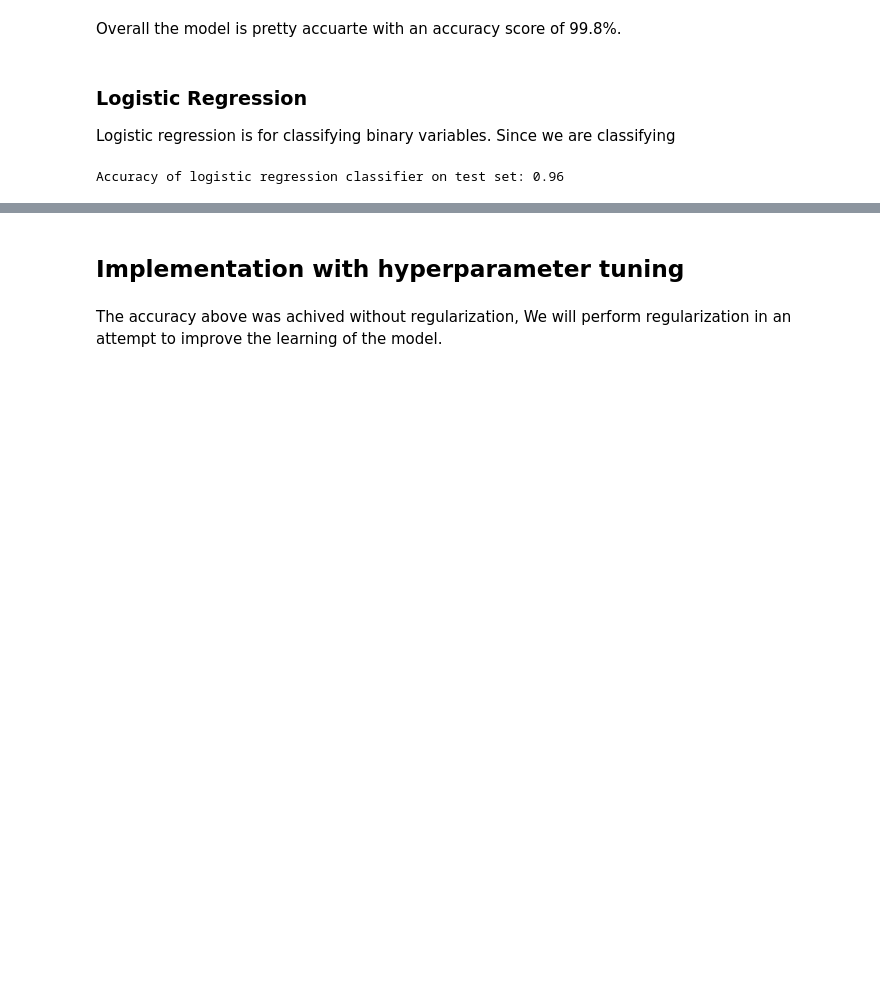
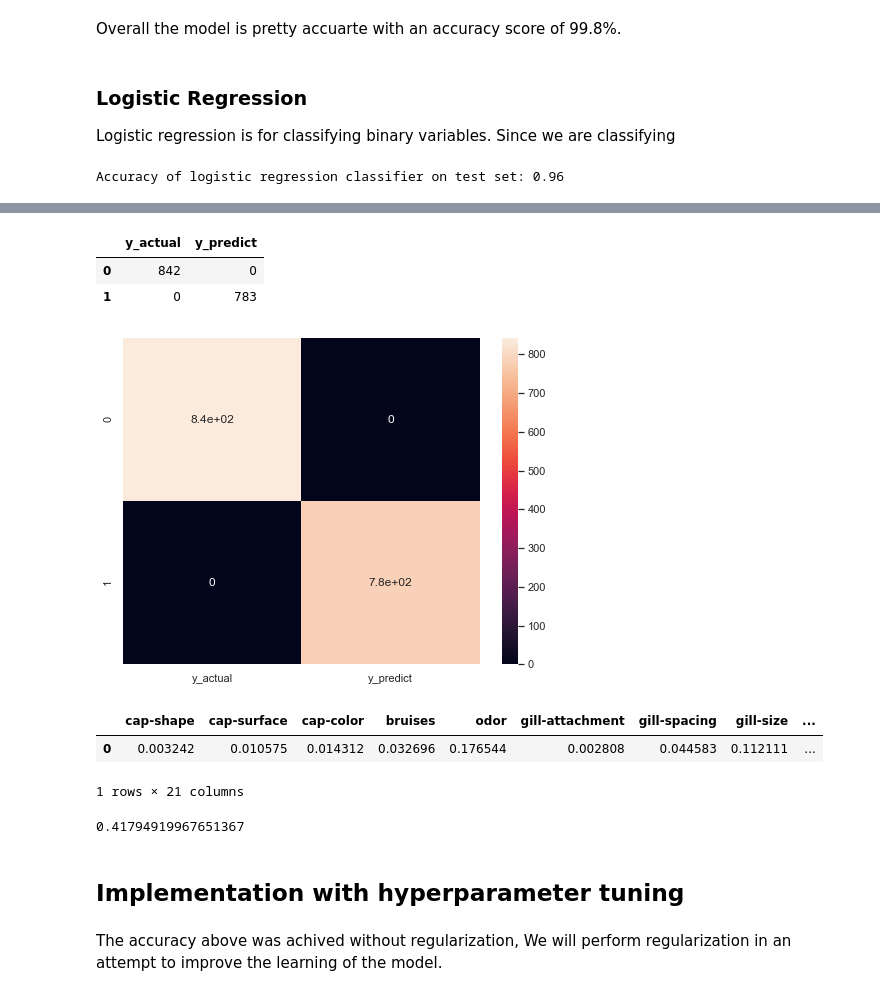
Before and after one commit to Demi-dev7789/ACML-project, a Jupyter notebook: ACML_project.ipynb, the cells around one changed output, grey strips where cells are left out. Saved outputs shown, nothing was run; the diff lists cells and outputs as text; code cells hidden in the pictures; blank space fills up the shorter version.

```diff
--- a/ACML_project.ipynb
+++ b/ACML_project.ipynb
@@ -295,0 +302,3 @@ Text(0.5, 1, 'Confusion Matrix for Logistic Regression')
+# %%
+rf = RandomForestClassifier(n_estimators = 100)
+rf.fit(X_train, y_train)
@@ -295,0 +314,3 @@ Text(0.5, 1, 'Confusion Matrix for Logistic Regression')
+# %%
+y_hat = rf.predict(X_test)
+print("Accuracy:", metrics.accuracy_score(y_test, y_hat))
@@ -296,3 +337,37 @@ Text(0.5, 1, 'Confusion Matrix for Logistic Regression')
+# %%
+conf_matrix = confusion_matrix(y_test, y_hat)
+conf_df = pd.DataFrame(conf_matrix, columns=['y_actual','y_predict'])
+display(conf_df)
+# %% [output]
+|  | y_actual | y_predict |
+| 0 | 842 | 0 |
+| 1 | 0 | 783 |
+# %%
+plt.figure(figsize = (8, 6))
+ax = sns.heatmap(conf_df, annot = True)
+plt.savefig('rndmfrstconf1.png')
+# %% [output]
+[figure, added]
+# %%
+#importance of each variable
+importances = rf.feature_importances_
+imp_df = pd.DataFrame(columns = df_encoded.columns)
+imp_df = imp_df.drop(columns = ['class'])
+imp_df.loc[len(imp_df)] = importances
+
+display(imp_df)
+# %% [output]
+|  | cap-shape | cap-surface | cap-color | bruises | odor | gill-attachment | gill-spacing | gill-size | ... |
+| 0 | 0.003242 | 0.010575 | 0.014312 | 0.032696 | 0.176544 | 0.002808 | 0.044583 | 0.112111 | ... |
+1 rows × 21 columns
+# %%
+perfromance_model = RandomForestClassifier(n_estimators = 100)
+start_time = time.time()
+perfromance_model.fit(X_train, y_train)
+elapsed_time = time.time() - start_time
+print(elapsed_time)
+# %% [output]
+0.41794919967651367
 # %% [markdown]
 ## Implementation with hyperparameter tuning
 # %% [markdown]
```
Also changed, not shown: parts of 19 cells of this notebook, 1 other file.
